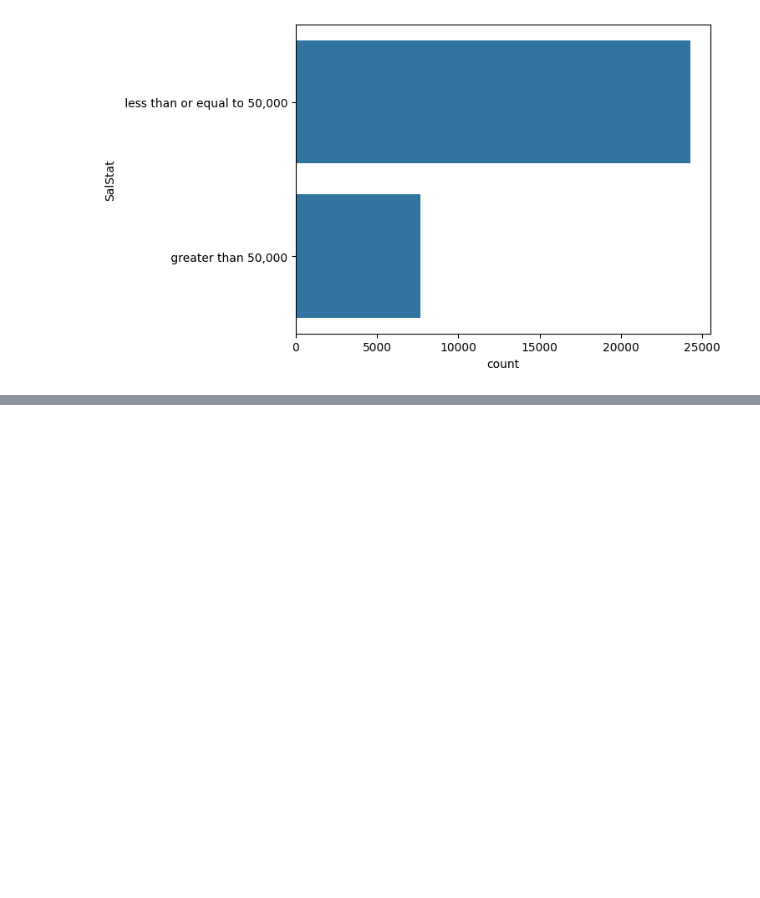
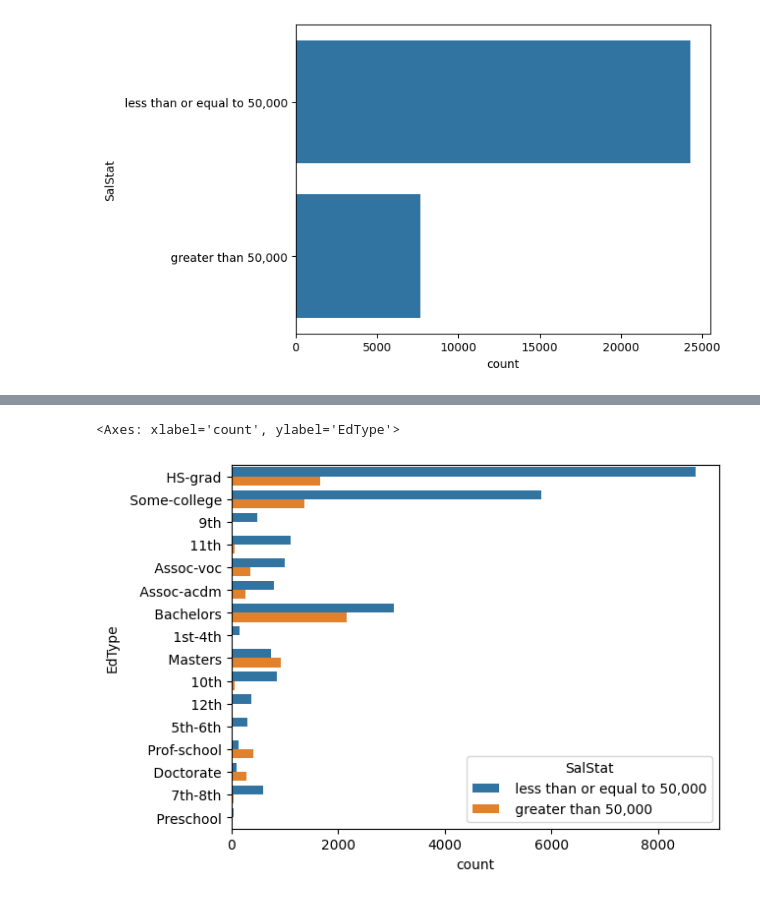
Before and after one commit to Pranavlovescode/Python-data-science, a Jupyter notebook: case_study_1.ipynb, the cells around one changed output, grey strips where cells are left out. Saved outputs shown, nothing was run; the diff lists cells and outputs as text; code cells hidden in the pictures; blank space fills up the shorter version.

```diff
--- a/case_study_1.ipynb
+++ b/case_study_1.ipynb
@@ -142,0 +155,6 @@ plot=sns.countplot(data1['SalStat'])
+# %%
+# Graph of Education vs Salary Status
+sns.countplot(y='EdType',hue='SalStat',data=data3)
+# %% [output]
+<Axes: xlabel='count', ylabel='EdType'>
+[figure, added]
```
Also changed, not shown: parts of 6 cells of this notebook, 1 other file.
